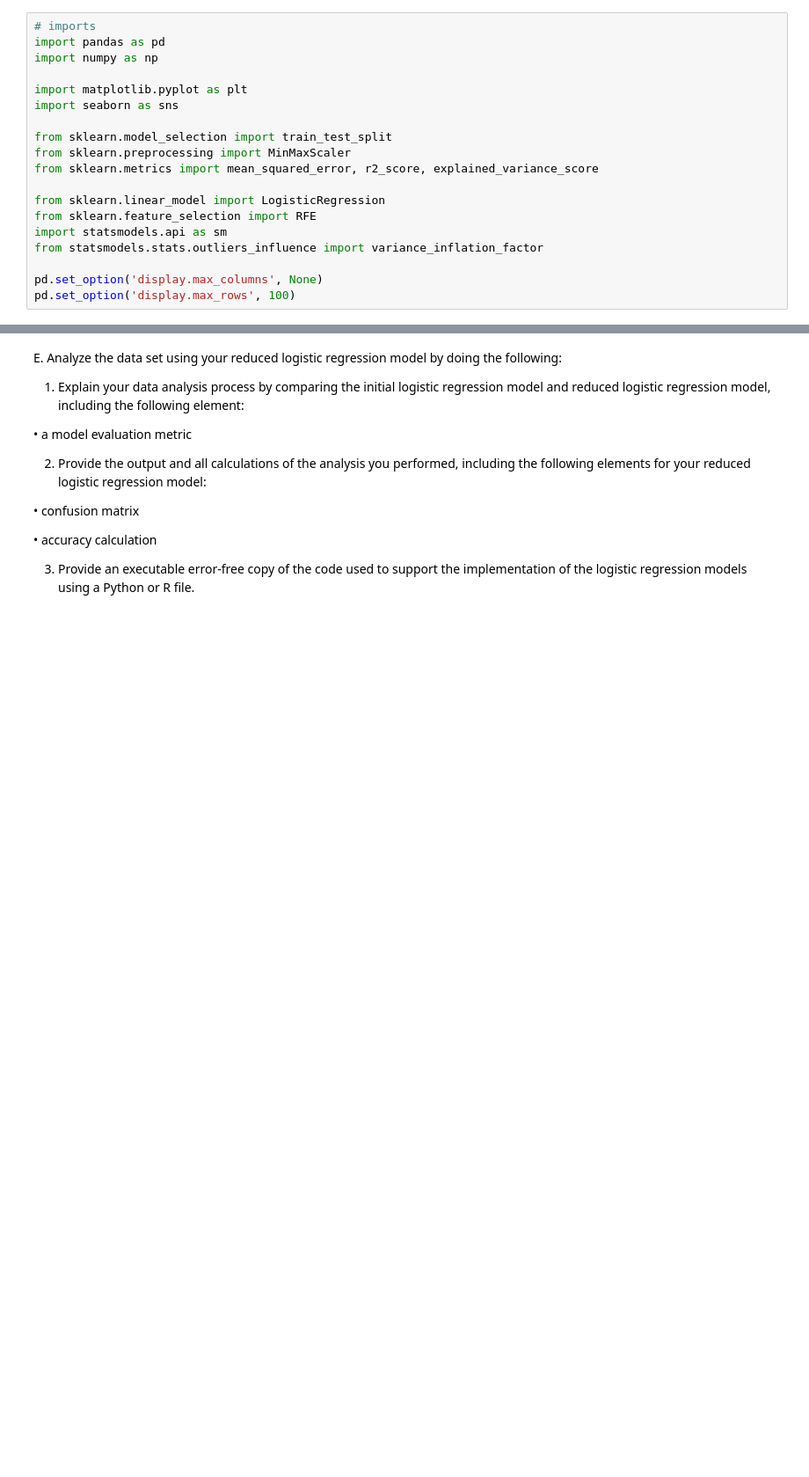
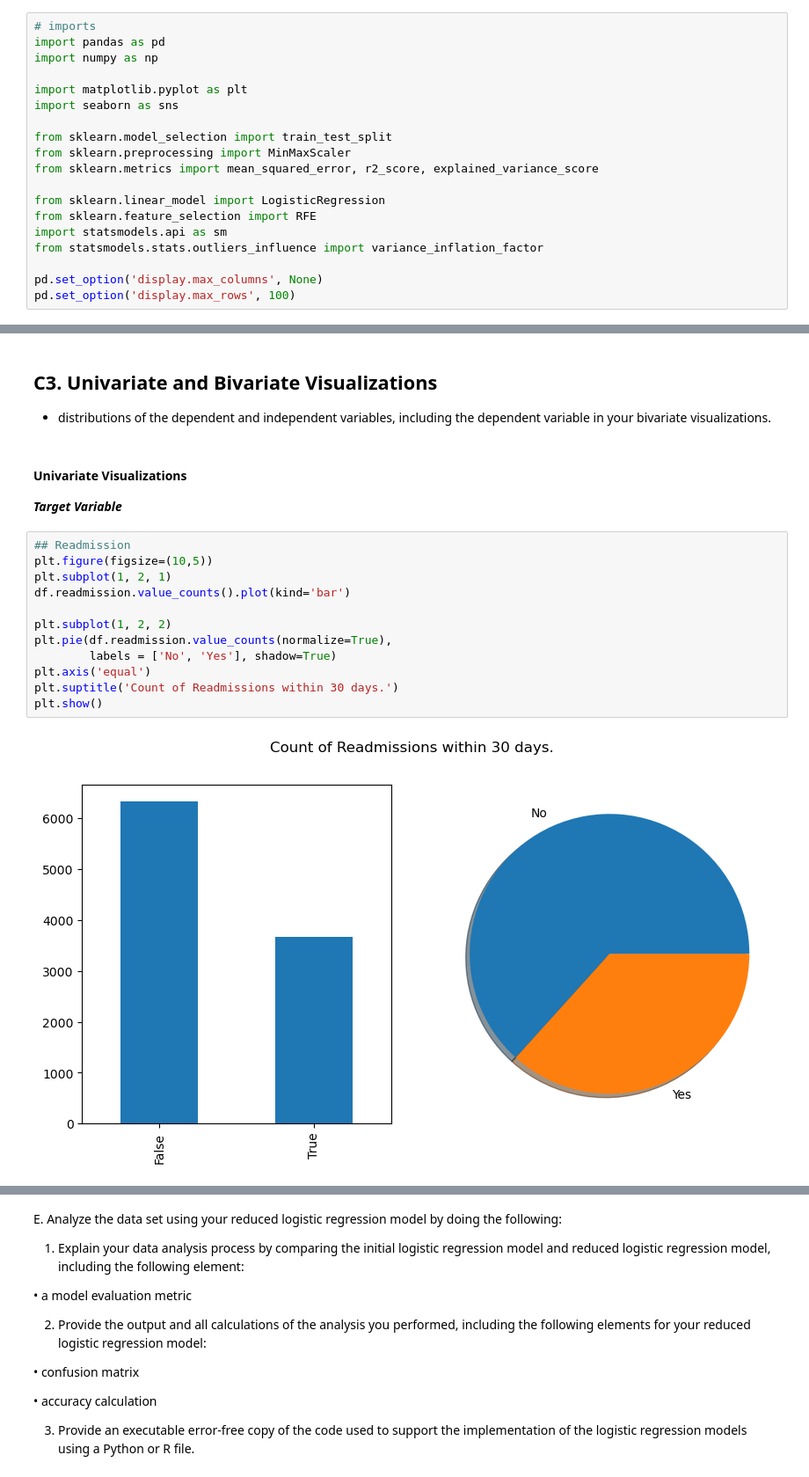
Before and after one commit to DesireeMcElroy/WGU_MSDA, a Jupyter notebook: D208-Predictive_Modeling/logistic_regression_task2.ipynb, the cells around one changed output, grey strips where cells are left out. Shown at 88% size. Saved outputs shown, nothing was run; the diff lists cells and outputs as text; blank space fills up the shorter version.

```diff
--- a/D208-Predictive_Modeling/logistic_regression_task2.ipynb
+++ b/D208-Predictive_Modeling/logistic_regression_task2.ipynb
@@ -44,0 +326,20 @@ B.  Describe logistic regression methods by doing the following:
+# %% [markdown]
+## C3.  Univariate and Bivariate Visualizations
+- distributions of the dependent and independent variables, including the dependent variable in your bivariate visualizations.
+# %% [markdown]
+#### Univariate Visualizations
+***Target Variable***
+# %%
+## Readmission
+plt.figure(figsize=(10,5))
+plt.subplot(1, 2, 1)
+df.readmission.value_counts().plot(kind='bar')
+
+plt.subplot(1, 2, 2)
+plt.pie(df.readmission.value_counts(normalize=True),
+        labels = ['No', 'Yes'], shadow=True)
+plt.axis('equal')
+plt.suptitle('Count of Readmissions within 30 days.')
+plt.show()
+# %% [output]
+[figure, added]
```
Also changed, not shown: parts of 36 cells of this notebook.
